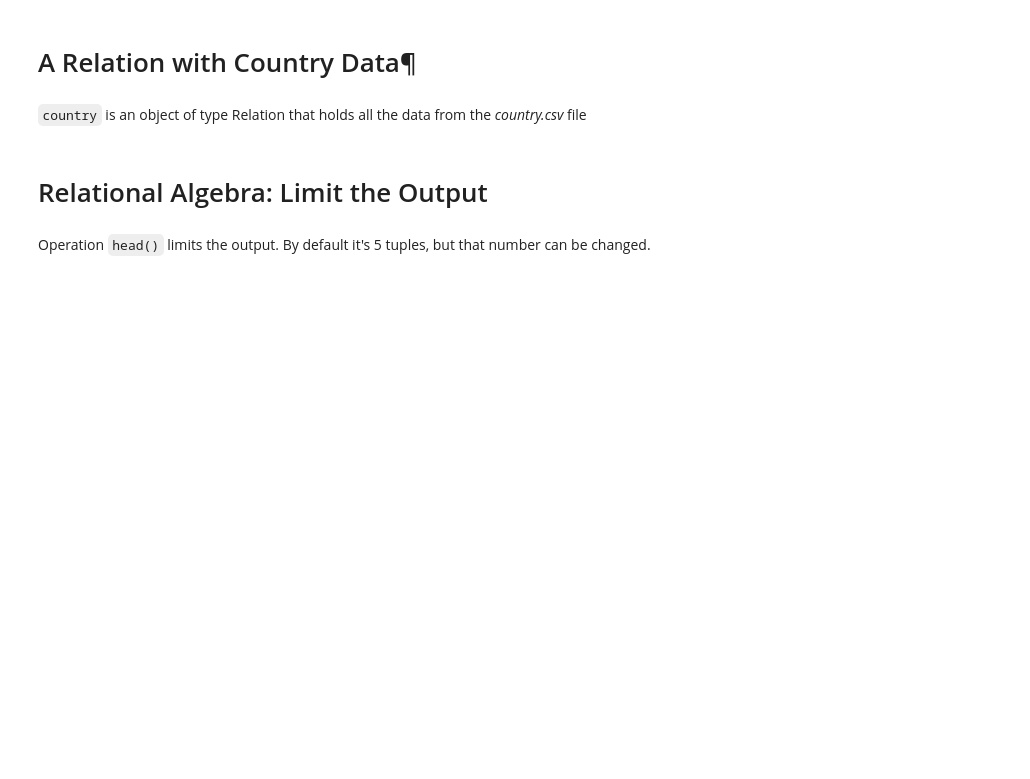
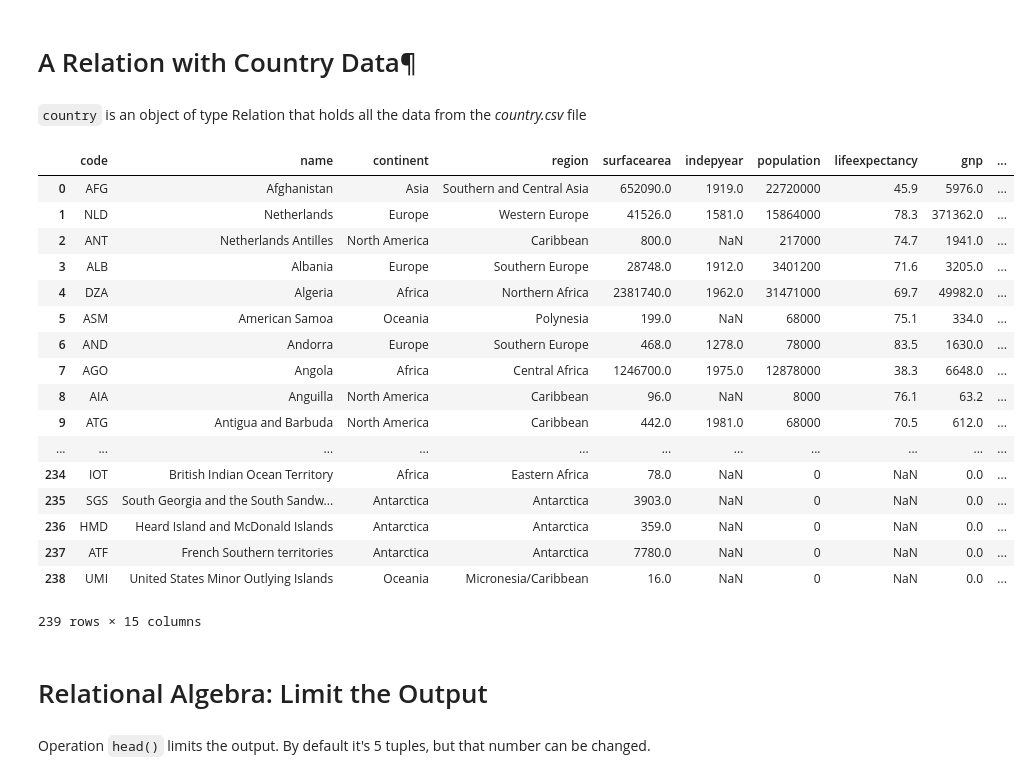
Before and after one commit to LutherCS/dmq-class-pub, a Jupyter notebook: Introduction.ipynb, the cells around one changed output. Cells and saved outputs as stored; diff of their text form; code cells hidden in the pictures; blank space fills up the shorter version.

```diff
--- a/Introduction.ipynb
+++ b/Introduction.ipynb
@@ -85,6 +85,27 @@ from reframe import Relation
 country = Relation('/home/faculty/yasiro01/pub/country.csv', sep='|')
 # %% [markdown]
 `country` is an object of type Relation that holds all the data from the *country.csv* file
+# %%
+country
+# %% [output]
+|  | code | name | continent | region | surfacearea | indepyear | population | lifeexpectancy | gnp | ... |
+| 0 | AFG | Afghanistan | Asia | Southern and Central Asia | 652090.0 | 1919.0 | 22720000 | 45.9 | 5976.0 | ... |
+| 1 | NLD | Netherlands | Europe | Western Europe | 41526.0 | 1581.0 | 15864000 | 78.3 | 371362.0 | ... |
+| 2 | ANT | Netherlands Antilles | North America | Caribbean | 800.0 | NaN | 217000 | 74.7 | 1941.0 | ... |
+| 3 | ALB | Albania | Europe | Southern Europe | 28748.0 | 1912.0 | 3401200 | 71.6 | 3205.0 | ... |
+| 4 | DZA | Algeria | Africa | Northern Africa | 2381740.0 | 1962.0 | 31471000 | 69.7 | 49982.0 | ... |
+| 5 | ASM | American Samoa | Oceania | Polynesia | 199.0 | NaN | 68000 | 75.1 | 334.0 | ... |
+| 6 | AND | Andorra | Europe | Southern Europe | 468.0 | 1278.0 | 78000 | 83.5 | 1630.0 | ... |
+| 7 | AGO | Angola | Africa | Central Africa | 1246700.0 | 1975.0 | 12878000 | 38.3 | 6648.0 | ... |
+| 8 | AIA | Anguilla | North America | Caribbean | 96.0 | NaN | 8000 | 76.1 | 63.2 | ... |
+| 9 | ATG | Antigua and Barbuda | North America | Caribbean | 442.0 | 1981.0 | 68000 | 70.5 | 612.0 | ... |
+| ... | ... | ... | ... | ... | ... | ... | ... | ... | ... | ... |
+| 234 | IOT | British Indian Ocean Territory | Africa | Eastern Africa | 78.0 | NaN | 0 | NaN | 0.0 | ... |
+| 235 | SGS | South Georgia and the South Sandw... | Antarctica | Antarctica | 3903.0 | NaN | 0 | NaN | 0.0 | ... |
+| 236 | HMD | Heard Island and McDonald Islands | Antarctica | Antarctica | 359.0 | NaN | 0 | NaN | 0.0 | ... |
+| 237 | ATF | French Southern territories | Antarctica | Antarctica | 7780.0 | NaN | 0 | NaN | 0.0 | ... |
+| 238 | UMI | United States Minor Outlying Islands | Oceania | Micronesia/Caribbean | 16.0 | NaN | 0 | NaN | 0.0 | ... |
+239 rows × 15 columns
 # %% [markdown]
 # Relational Algebra: Limit the Output
 # %% [markdown]
```
Also changed, not shown: parts of 35 cells of this notebook.
